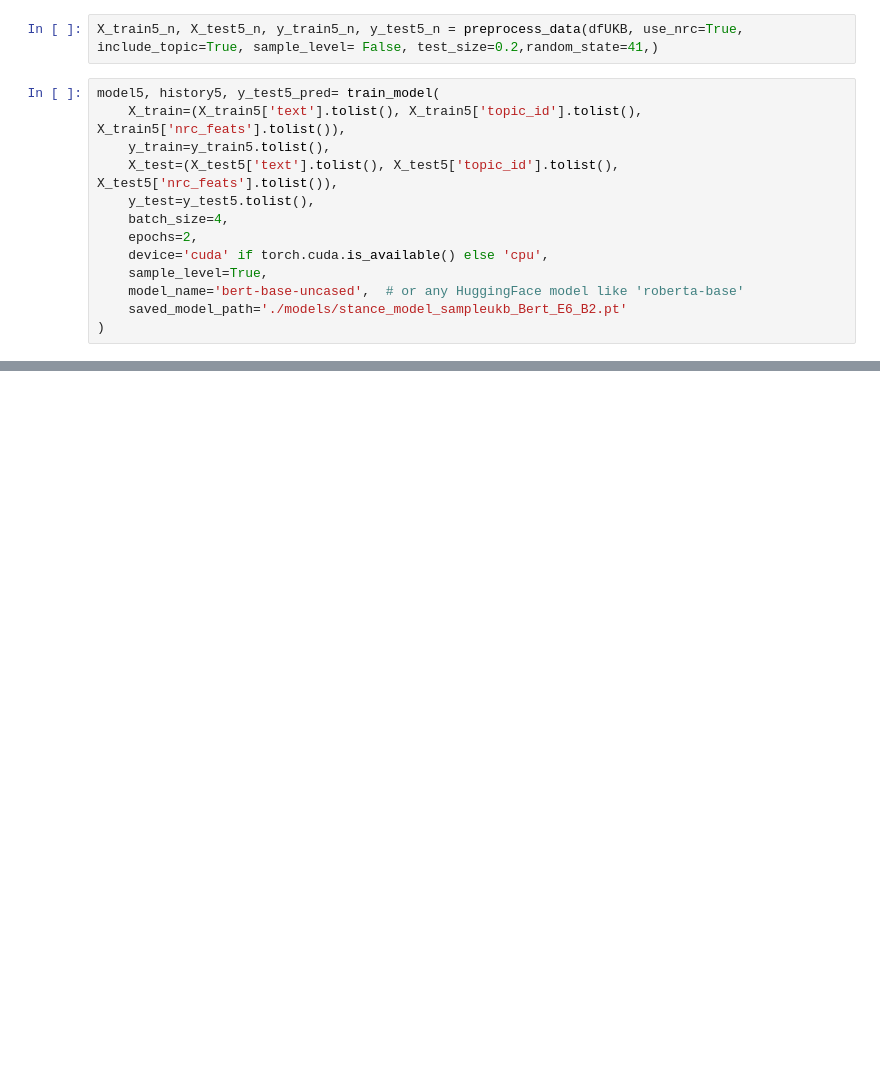
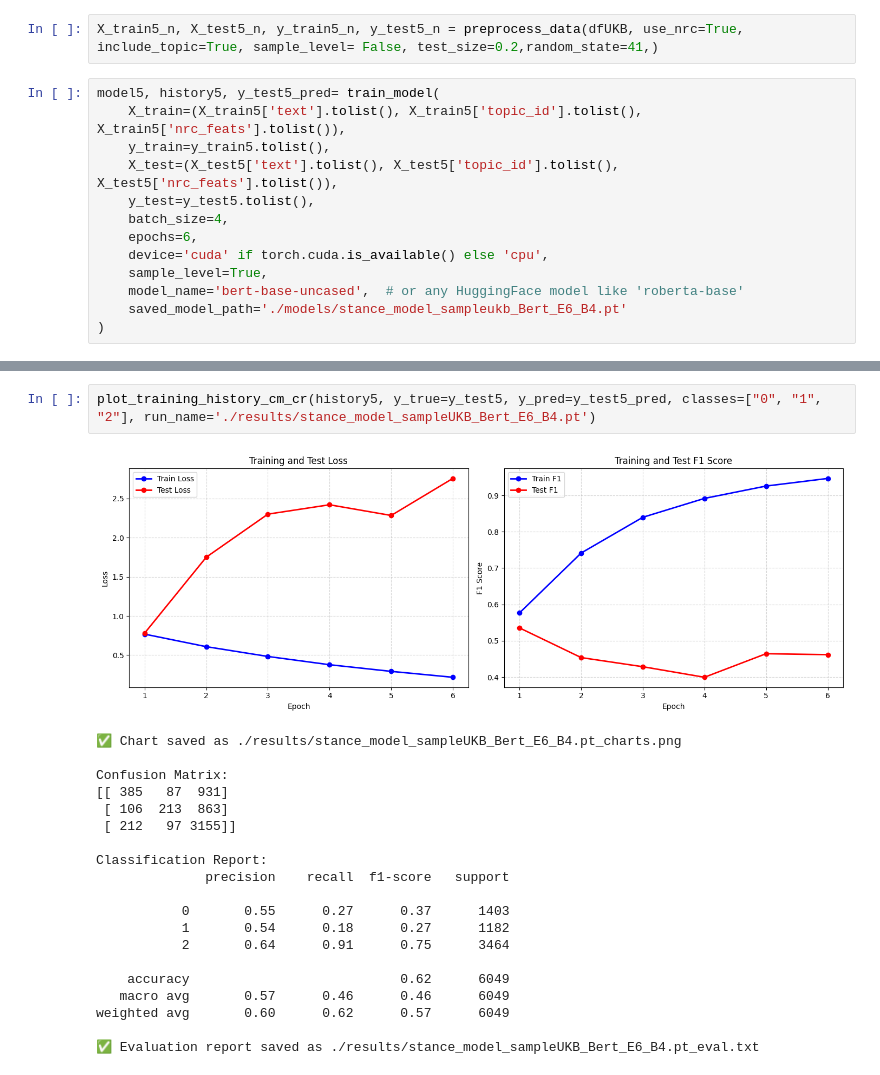
Before and after one commit to myeghaneh/ArguSentiment, a Jupyter notebook: src/experiments.ipynb, the cells around one changed output, grey strips where cells are left out. Drawn from its saved outputs; the diff is of its cells as text; blank space fills up the shorter version.

```diff
--- a/src/experiments.ipynb
+++ b/src/experiments.ipynb
@@ -691,9 +773,9 @@ model5, history5, y_test5_pred= train_model(
     X_test=(X_test5['text'].tolist(), X_test5['topic_id'].tolist(), X_test5['nrc_feats'].tolist()),
     y_test=y_test5.tolist(),
     batch_size=4,
-    epochs=2,
+    epochs=6,
     device='cuda' if torch.cuda.is_available() else 'cpu',
     sample_level=True,
     model_name='bert-base-uncased',  # or any HuggingFace model like 'roberta-base'
-    saved_model_path='./models/stance_model_sampleukb_Bert_E6_B2.pt'
+    saved_model_path='./models/stance_model_sampleukb_Bert_E6_B4.pt'
 )
@@ -699,0 +808,23 @@ model5, history5, y_test5_pred= train_model(
+# %%
+plot_training_history_cm_cr(history5, y_true=y_test5, y_pred=y_test5_pred, classes=["0", "1", "2"], run_name='./results/stance_model_sampleUKB_Bert_E6_B4.pt')
+# %% [output]
+[figure, added]
+✅ Chart saved as ./results/stance_model_sampleUKB_Bert_E6_B4.pt_charts.png
+
+Confusion Matrix:
+[[ 385   87  931]
+ [ 106  213  863]
+ [ 212   97 3155]]
+
+Classification Report:
+              precision    recall  f1-score   support
+
+           0       0.55      0.27      0.37      1403
+           1       0.54      0.18      0.27      1182
+           2       0.64      0.91      0.75      3464
+
+    accuracy                           0.62      6049
+   macro avg       0.57      0.46      0.46      6049
+weighted avg       0.60      0.62      0.57      6049
+
+✅ Evaluation report saved as ./results/stance_model_sampleUKB_Bert_E6_B4.pt_eval.txt
```
Also changed, not shown: parts of 24 cells of this notebook.
